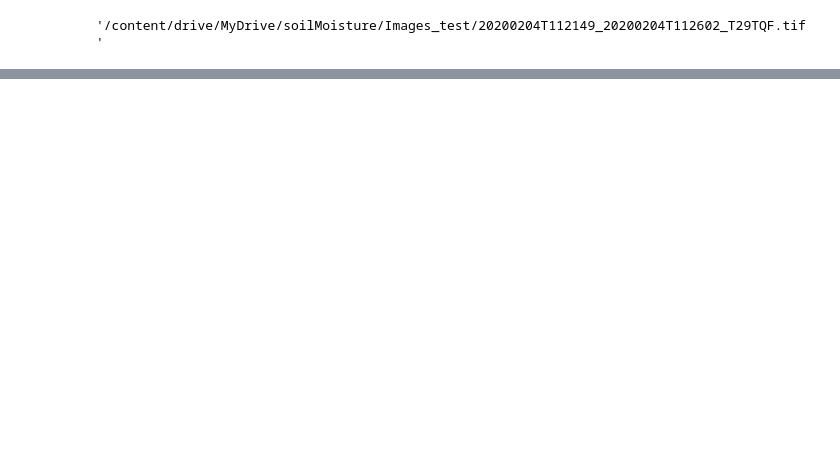
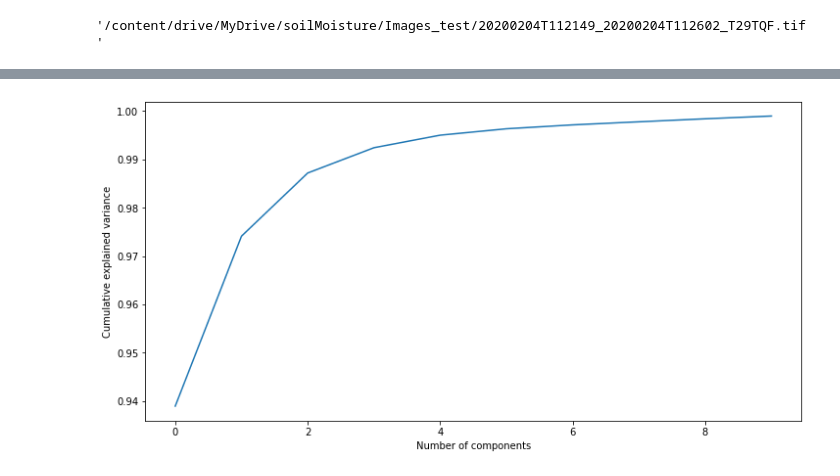
Before and after one commit to Jouhafa/Soil-Mositure-prediction, a Jupyter notebook: Data_processing/Data_processing.ipynb, the cells around one changed output, grey strips where cells are left out. Cells and saved outputs as stored; diff of their text form; code cells hidden in the pictures; blank space fills up the shorter version.

Commit message:
Update data processing

```diff
--- a/Data_processing/Data_processing.ipynb
+++ b/Data_processing/Data_processing.ipynb
@@ -205,0 +229,9 @@ df_bands.to_csv ('Dataset_bands&indexes.csv', header=True, index=False)
+# %%
+def extract_pixels(X):
+  q = X.reshape(-1, X.shape[0])
+  df_pix = pd.DataFrame(data = q)
+  df_pix.columns= [f'band{i}' for i in range(1, 1+X.shape[0])]
+  df_pix.to_csv('Dataset.csv')
+  return df_pix
+
+df_pix = extract_pixels(X)
@@ -205,0 +280,18 @@ df_bands.to_csv ('Dataset_bands&indexes.csv', header=True, index=False)
+# %%
+from sklearn.decomposition import PCA
+
+pca = PCA(n_components = 10)
+
+principalComponents = pca.fit_transform(df_pix.values)
+
+ev=pca.explained_variance_ratio_
+
+plt.figure(figsize=(12, 6))
+plt.plot(np.cumsum(ev))
+plt.xlabel('Number of components')
+plt.ylabel('Cumulative explained variance')
+
+
+plt.show()
+# %% [output]
+[figure, added]
```
Also changed, not shown: parts of 41 cells of this notebook.
